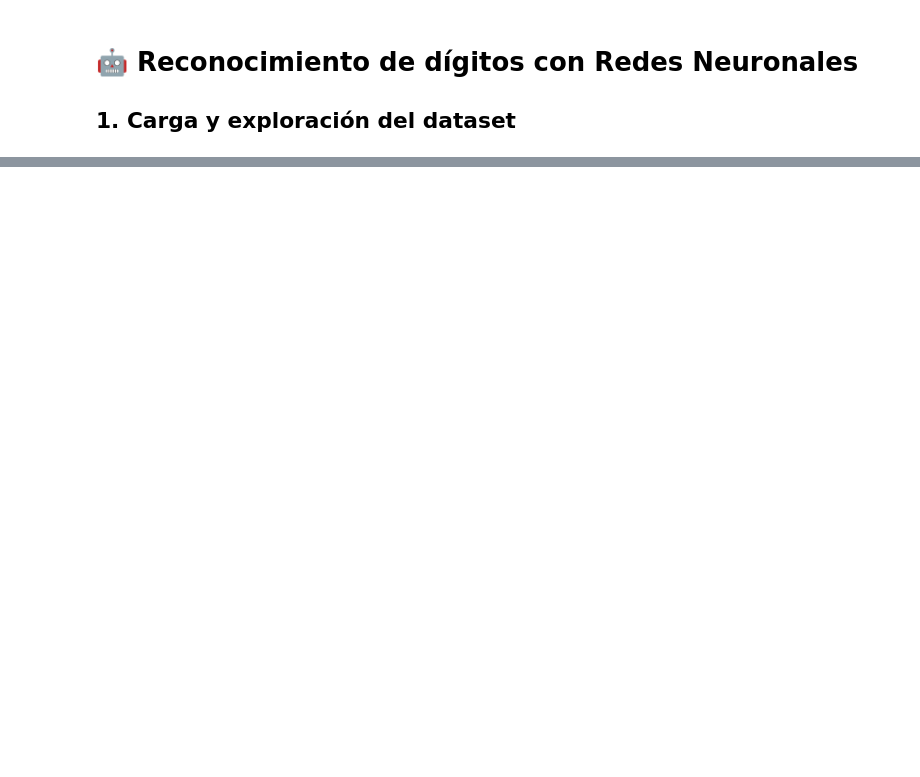
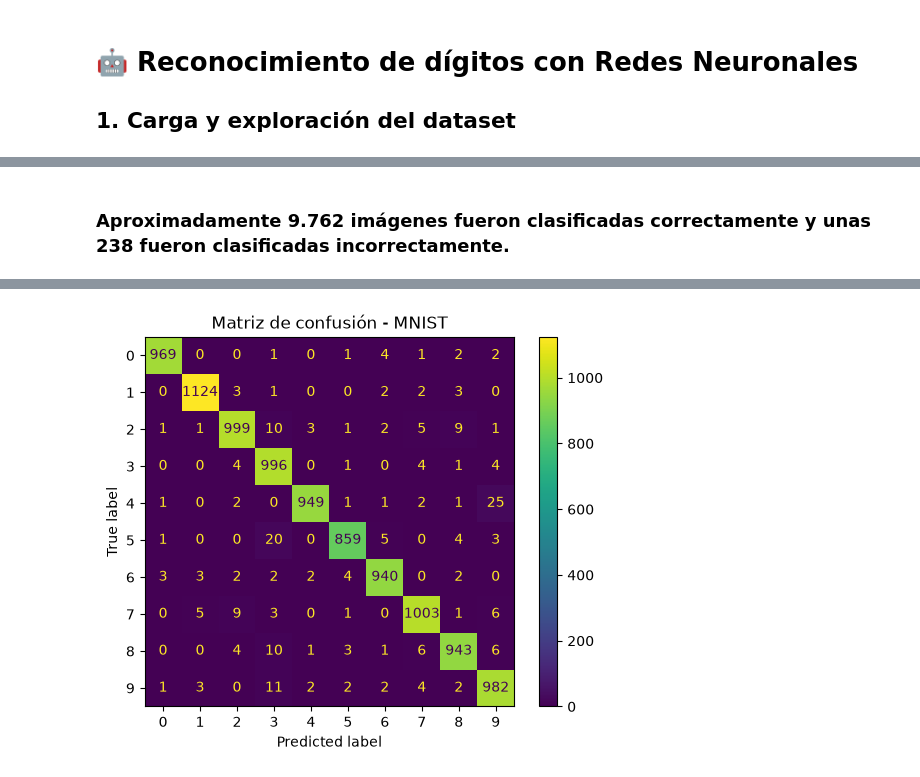
Before and after one commit to oscarmolmedo/TheHacht, a Jupyter notebook: Redes_Neuronales/01_mnist.ipynb, the cells around one changed output, grey strips where cells are left out. Drawn from its saved outputs; the diff is of its cells as text; code cells hidden in the pictures; blank space fills up the shorter version.

```diff
--- a/Redes_Neuronales/01_mnist.ipynb
+++ b/Redes_Neuronales/01_mnist.ipynb
@@ -26,0 +134,17 @@ plt.show()
+# %%
+# Función para experimentos
+def build_model(activation="relu", optimizer="sgd"):
+    model = tf.keras.Sequential([
+        tf.keras.Input(shape=(28, 28)),
+        tf.keras.layers.Flatten(),
+        tf.keras.layers.Dense(128, activation=activation),
+        tf.keras.layers.Dense(10, activation="softmax")
+    ])
+
+    model.compile(
+        optimizer=optimizer,
+        loss="sparse_categorical_crossentropy",
+        metrics=["accuracy"]
+    )
+
+    return model
@@ -26,0 +385,19 @@ plt.show()
+# %% [markdown]
+### Aproximadamente 9.762 imágenes fueron clasificadas correctamente y unas 238 fueron clasificadas incorrectamente.
+# %%
+y_pred_prob = model_final.predict(X_test)
+y_pred = np.argmax(y_pred_prob, axis=1)
+
+
+
+cm = confusion_matrix(y_test, y_pred)
+
+disp = ConfusionMatrixDisplay(
+    confusion_matrix=cm,
+    display_labels=np.arange(10)
+)
+
+disp.plot()
+plt.title("Matriz de confusión - MNIST")
+plt.show()
+# %% [output]
@@ -26,0 +405 @@ plt.show()
+[figure, added]
```
Also changed, not shown: parts of 36 cells of this notebook.
